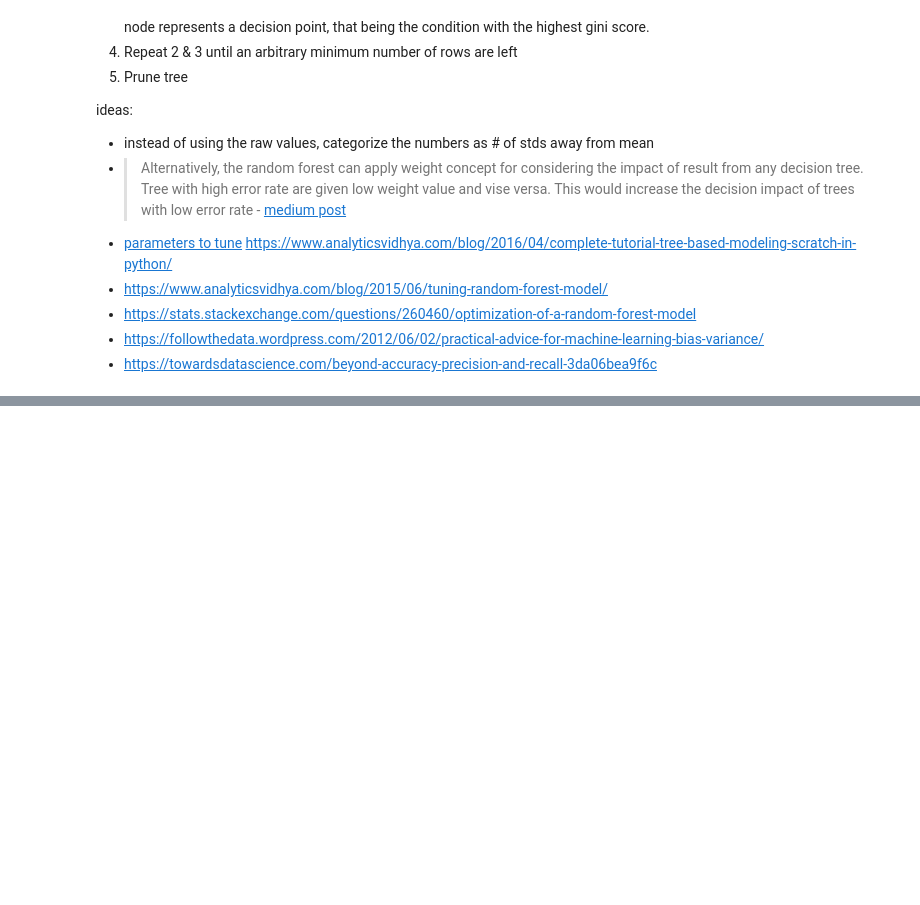
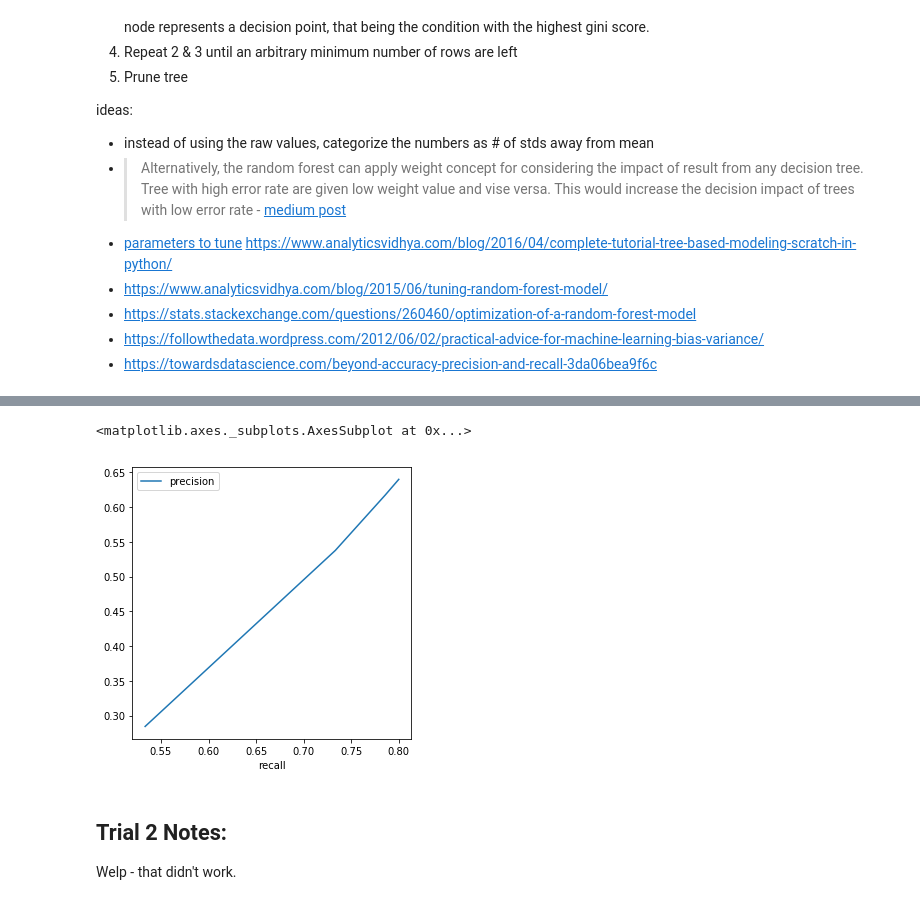
Before and after one commit to calebdre/Machine-Learning-Project, a Jupyter notebook: part1/random_forest_classifier.ipynb, the cells around one changed output, grey strips where cells are left out. Cells and saved outputs as stored; diff of their text form; code cells hidden in the pictures; blank space fills up the shorter version.

```diff
--- a/part1/random_forest_classifier.ipynb
+++ b/part1/random_forest_classifier.ipynb
@@ -282,0 +386,3 @@ e.experiments
+# %%
+e.run_trial()
+%store e
@@ -282,0 +423,2 @@ e.experiments
+# %%
+t2_results, t2_train_test =  e.trial_results()
@@ -282,0 +439,8 @@ e.experiments
+# %%
+t2_results.sort_values(["recall", "precision"]).plot("recall", "precision", "line", figsize=(5,5))
+# %% [output]
+<matplotlib.axes._subplots.AxesSubplot at 0x...>
+[figure, added]
+# %% [markdown]
+## Trial 2 Notes:
+Welp - that didn't work.
```
Also changed, not shown: parts of 19 cells of this notebook, 1 other file.
